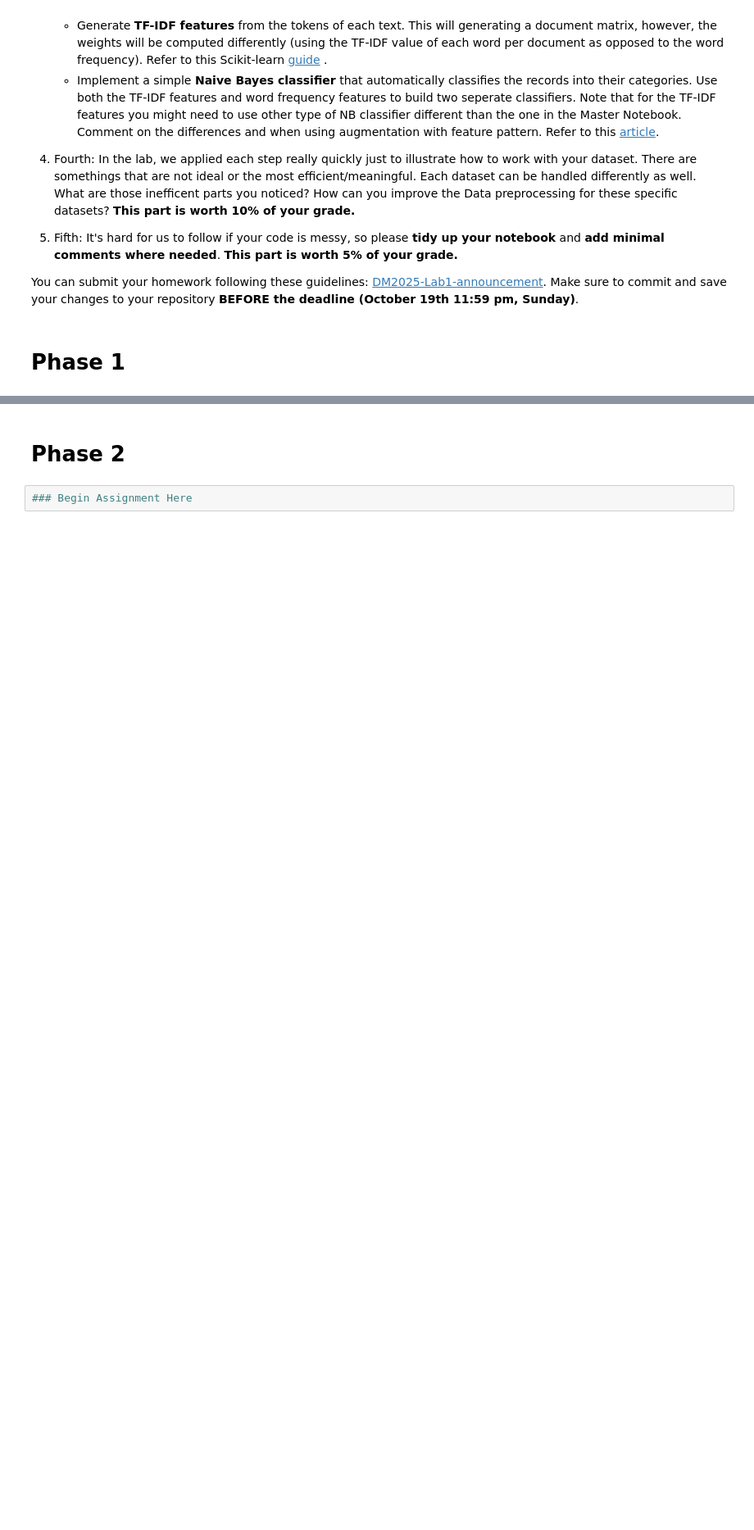
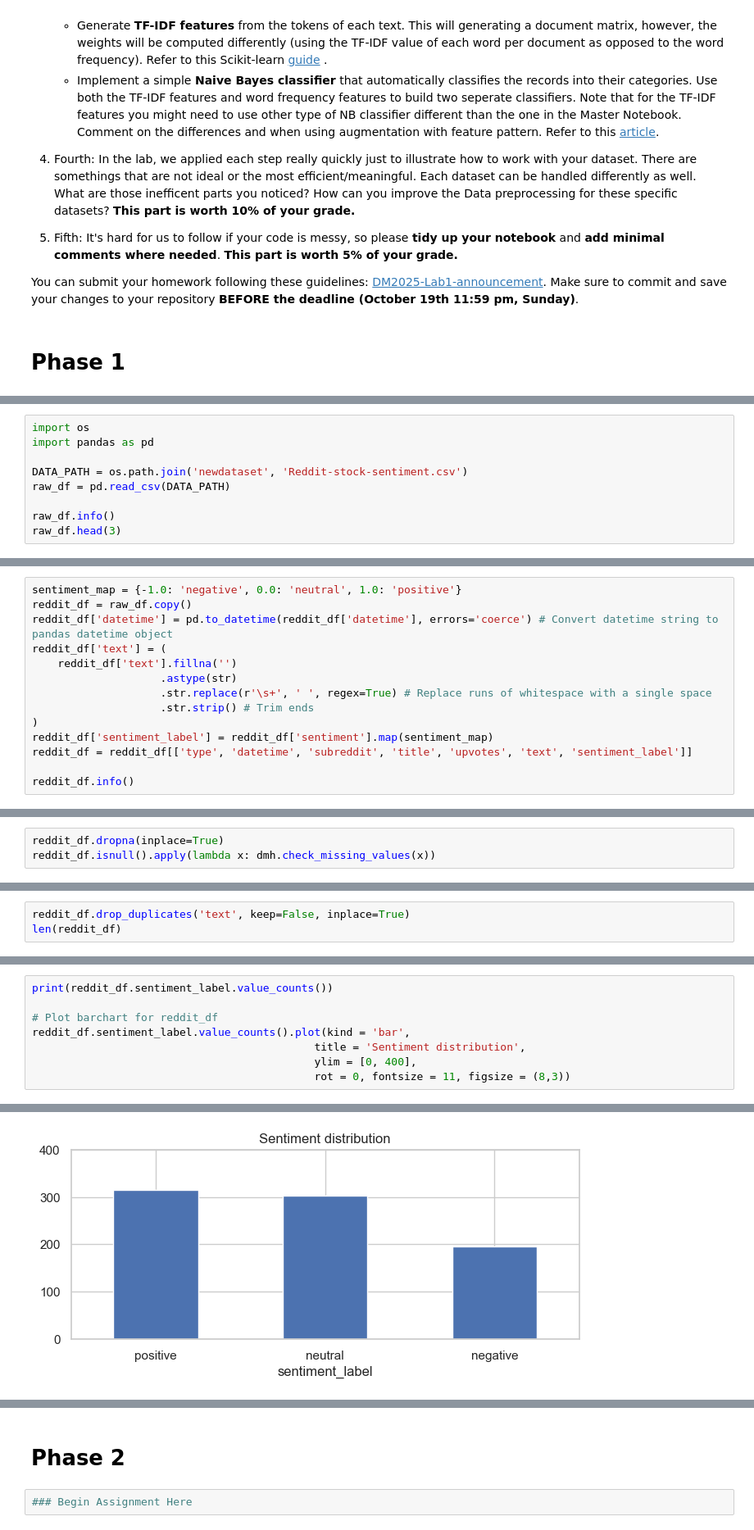
Before and after one commit to chihuan-lin/DM2025-Lab1-Exercise, a Jupyter notebook: DM2025-Lab1-Homework.ipynb, the cells around one changed output, grey strips where cells are left out. Shown at 82% size. Cells and saved outputs as stored; diff of their text form; blank space fills up the shorter version.

```diff
--- a/DM2025-Lab1-Homework.ipynb
+++ b/DM2025-Lab1-Homework.ipynb
@@ -62,0 +68,9 @@ You can submit your homework following these guidelines: [DM2025-Lab1-announceme
+# %%
+import os
+import pandas as pd
+
+DATA_PATH = os.path.join('newdataset', 'Reddit-stock-sentiment.csv')
+raw_df = pd.read_csv(DATA_PATH)
+
+raw_df.info()
+raw_df.head(3)
@@ -62,0 +122,14 @@ You can submit your homework following these guidelines: [DM2025-Lab1-announceme
+# %%
+sentiment_map = {-1.0: 'negative', 0.0: 'neutral', 1.0: 'positive'}
+reddit_df = raw_df.copy()
+reddit_df['datetime'] = pd.to_datetime(reddit_df['datetime'], errors='coerce') # Convert datetime string to pandas datetime object
+reddit_df['text'] = (
+    reddit_df['text'].fillna('')
+                    .astype(str)
+                    .str.replace(r'\s+', ' ', regex=True) # Replace runs of whitespace with a single space
+                    .str.strip() # Trim ends
+)
+reddit_df['sentiment_label'] = reddit_df['sentiment'].map(sentiment_map)
+reddit_df = reddit_df[['type', 'datetime', 'subreddit', 'title', 'upvotes', 'text', 'sentiment_label']]
+
+reddit_df.info()
@@ -62,0 +256,3 @@ You can submit your homework following these guidelines: [DM2025-Lab1-announceme
+# %%
+reddit_df.dropna(inplace=True)
+reddit_df.isnull().apply(lambda x: dmh.check_missing_values(x))
@@ -62,0 +345,3 @@ You can submit your homework following these guidelines: [DM2025-Lab1-announceme
+# %%
+reddit_df.drop_duplicates('text', keep=False, inplace=True)
+len(reddit_df)
@@ -62,0 +386,9 @@ You can submit your homework following these guidelines: [DM2025-Lab1-announceme
+# %%
+print(reddit_df.sentiment_label.value_counts())
+
+# Plot barchart for reddit_df
+reddit_df.sentiment_label.value_counts().plot(kind = 'bar',
+                                            title = 'Sentiment distribution',
+                                            ylim = [0, 400],
+                                            rot = 0, fontsize = 11, figsize = (8,3))
+# %% [output]
@@ -62,0 +401 @@ You can submit your homework following these guidelines: [DM2025-Lab1-announceme
+[figure, added]
```
Also changed, not shown: parts of 125 cells of this notebook, 1 other file.
